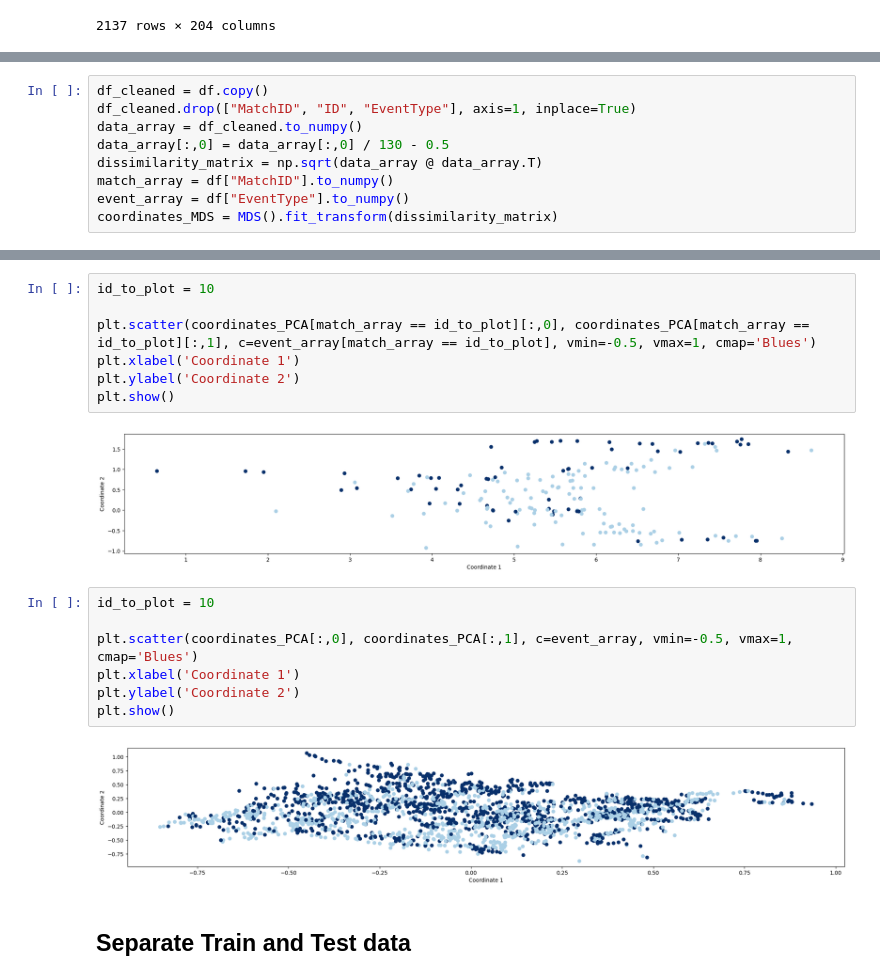
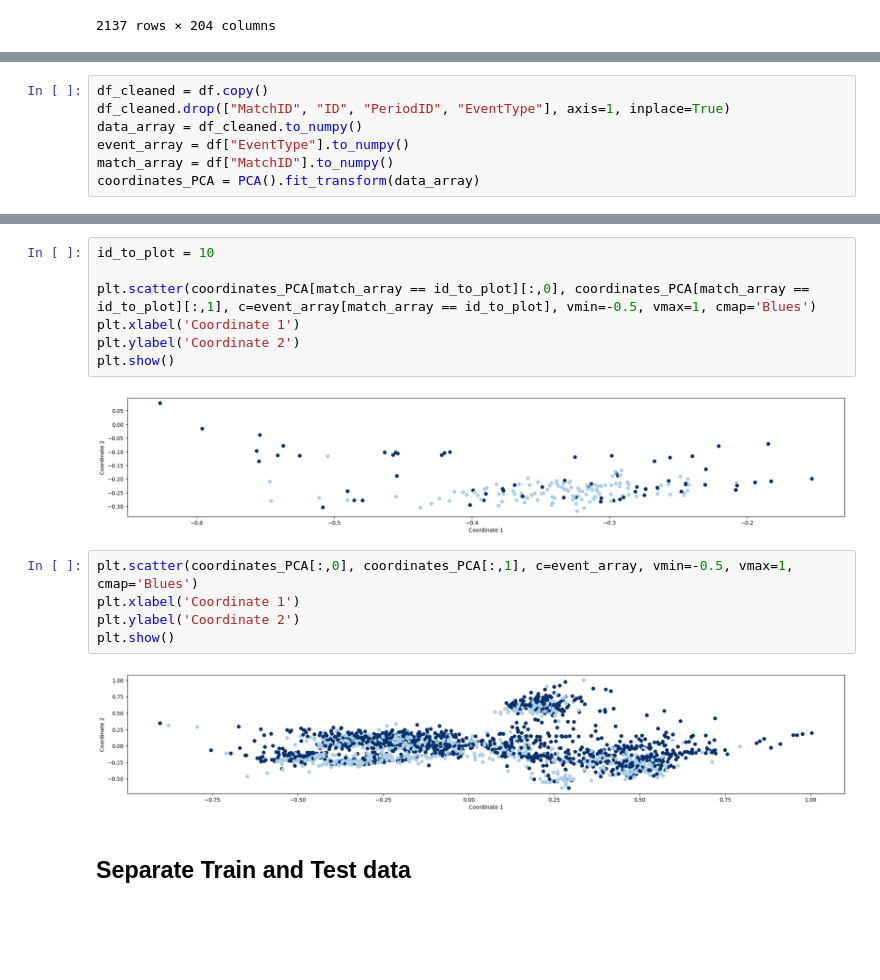
Before and after one commit to vmic2002/DeepLearningChallengeCSC_51054_EP, a Jupyter notebook: Group_challenge_weight_watchers.ipynb, the cells around one changed output, grey strips where cells are left out. Saved outputs shown, nothing was run; the diff lists cells and outputs as text; blank space fills up the shorter version.

Commit message:
Cleaned the notebook and added graphs

```diff
--- a/Group_challenge_weight_watchers.ipynb
+++ b/Group_challenge_weight_watchers.ipynb
@@ -348,9 +340,7 @@ df
 # %%
 df_cleaned = df.copy()
-df_cleaned.drop(["MatchID", "ID", "EventType"], axis=1, inplace=True)
+df_cleaned.drop(["MatchID", "ID", "PeriodID", "EventType"], axis=1, inplace=True)
 data_array = df_cleaned.to_numpy()
-data_array[:,0] = data_array[:,0] / 130 - 0.5
-dissimilarity_matrix = np.sqrt(data_array @ data_array.T)
+event_array = df["EventType"].to_numpy()
 match_array = df["MatchID"].to_numpy()
-event_array = df["EventType"].to_numpy()
-coordinates_MDS = MDS().fit_transform(dissimilarity_matrix)
+coordinates_PCA = PCA().fit_transform(data_array)
@@ -379,16 +352,14 @@ plt.xlabel('Coordinate 1')
 plt.ylabel('Coordinate 2')
 plt.show()
 # %% [output]
-[figure, old version]
+[figure, new version]
 # %%
-id_to_plot = 10
-
 plt.scatter(coordinates_PCA[:,0], coordinates_PCA[:,1], c=event_array, vmin=-0.5, vmax=1, cmap='Blues')
 plt.xlabel('Coordinate 1')
 plt.ylabel('Coordinate 2')
 plt.show()
 # %% [output]
-[figure, old version]
+[figure, new version]
 # %% [markdown]
 ## Separate Train and Test data
 # %%
```
Also changed, not shown: parts of 24 cells of this notebook, 20 other files.
